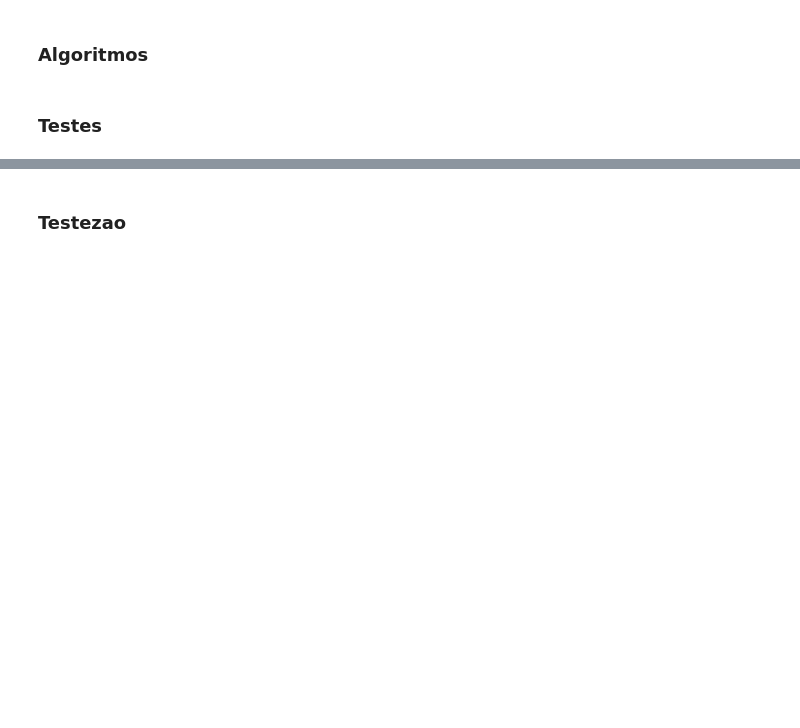
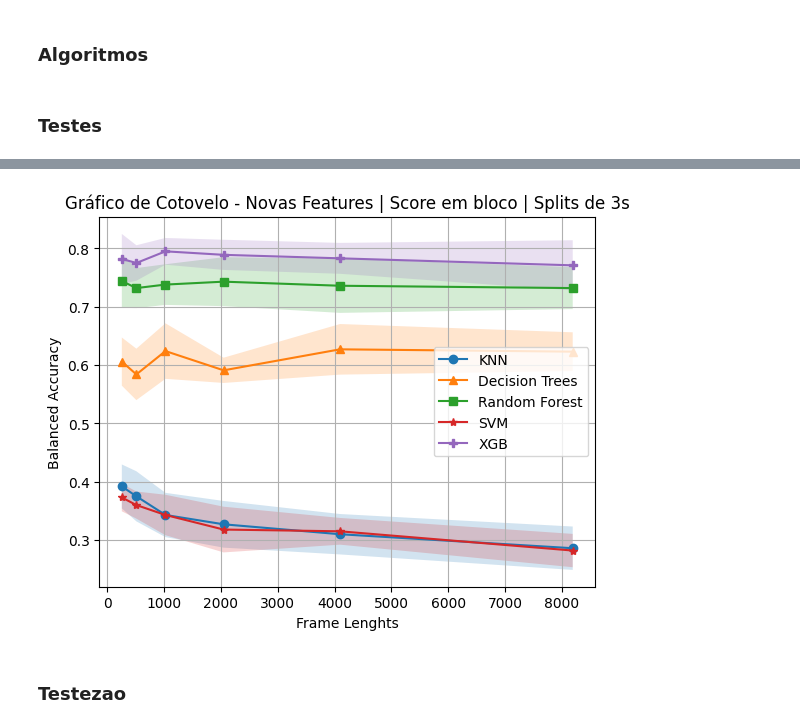
Before and after one commit to andryll/MGR-IC, a Jupyter notebook: codes/ClassificationTestes.ipynb, the cells around one changed output, grey strips where cells are left out. Drawn from its saved outputs; the diff is of its cells as text; code cells hidden in the pictures; blank space fills up the shorter version.

```diff
--- a/codes/ClassificationTestes.ipynb
+++ b/codes/ClassificationTestes.ipynb
@@ -294,3 +329,25 @@ print(scoresmeans)
+# %%
+#  Plota o gráfico com as médias das seeds e os desvios padrão
+
+frame_lenghts = [256, 512, 1024, 2048, 4096, 8192]
+labels = ['KNN', 'Decision Trees', 'Random Forest', 'SVM', 'XGB']
+markers = ['o', '^', 's', '*', 'P']
+
+for i in range(len(scoresmeansB)):
+  plt.plot(frame_lenghts, scoresmeansB[i], label = labels[i], marker = markers[i])
+  plt.fill_between(frame_lenghts, scoresmeansB[i] + scoressdsB[i], scoresmeansB[i] - scoressdsB[i], alpha = 0.2)
+
+plt.legend()
+plt.grid()
+plt.ylabel('Balanced Accuracy')
+plt.xlabel('Frame Lenghts')
+plt.title('Gráfico de Cotovelo - Novas Features | Score em bloco | Splits de 3s')
+
+# Nome do arquivo pra salvar
+plt.savefig('3s_new_block.pdf')
+plt.show()
+# %% [output]
+[figure, added]
 # %% [markdown]
 ### Testezao
 # %%
```
Also changed, not shown: parts of 7 cells of this notebook.
